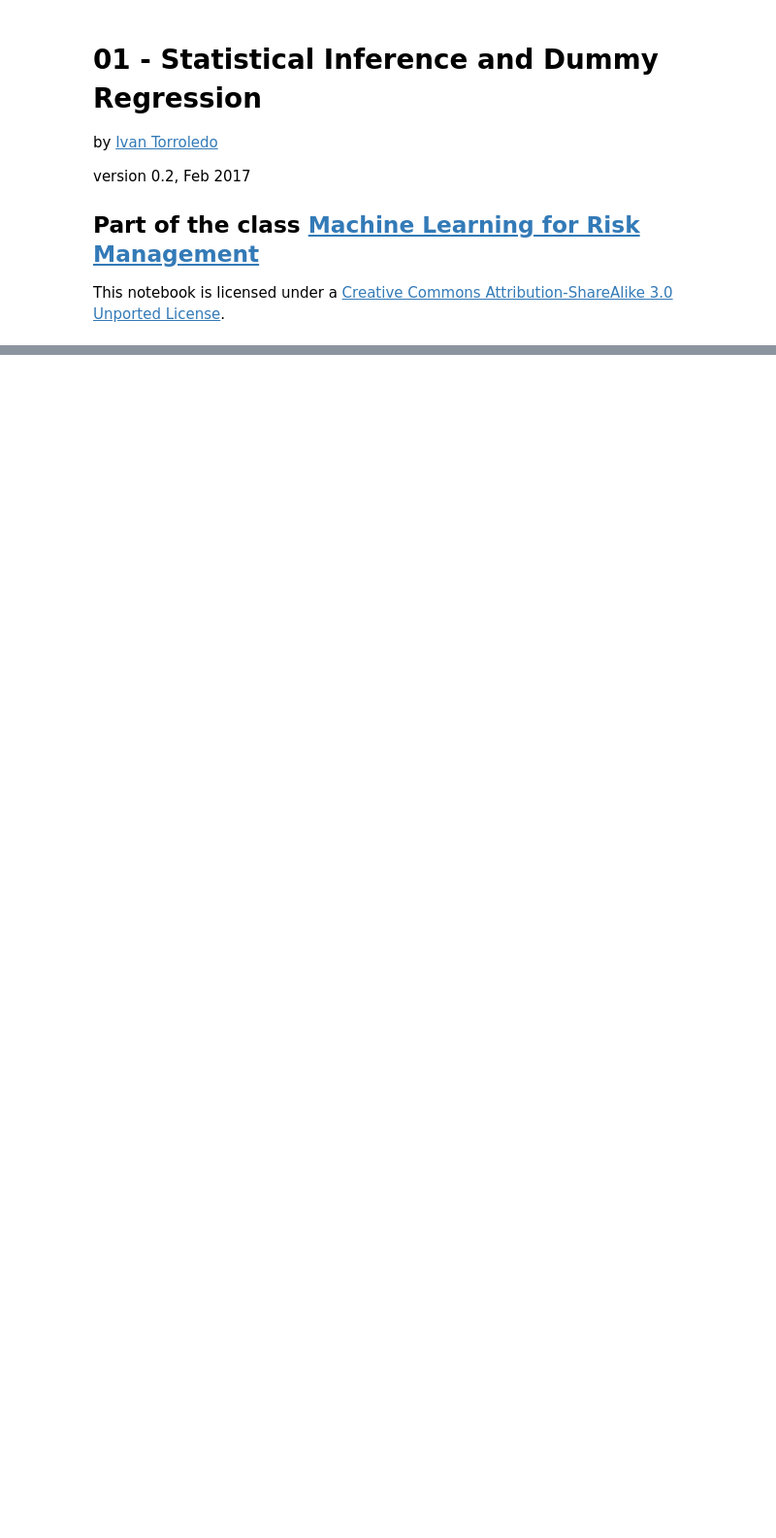
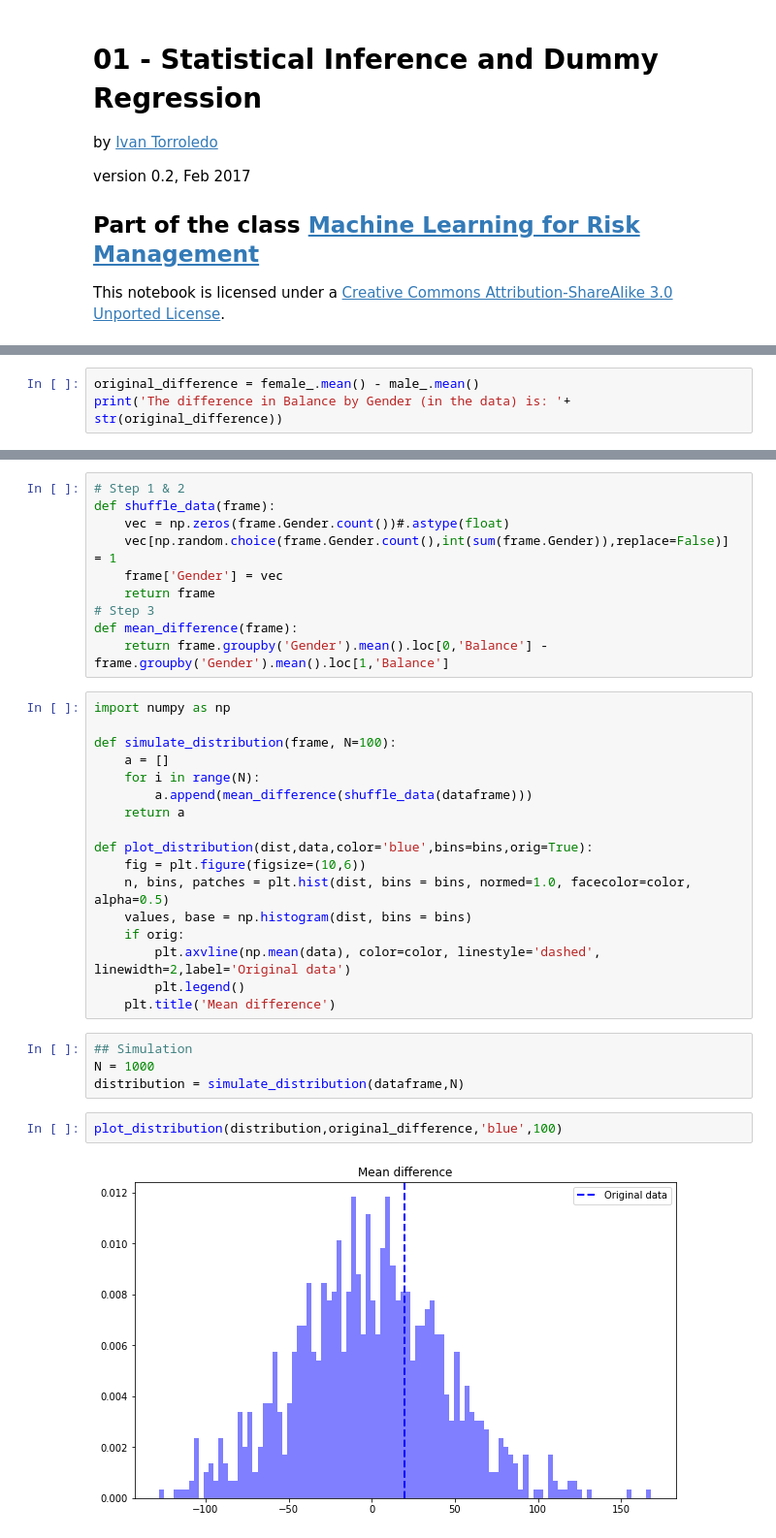
Before and after one commit to albahnsen/ML_RiskManagement, a Jupyter notebook: notebooks/12_StatisticalInference_DummyRegression.ipynb, the cells around one changed output, grey strips where cells are left out. Shown at 97% size. Saved outputs shown, nothing was run; the diff lists cells and outputs as text; blank space fills up the shorter version.

```diff
--- a/notebooks/12_StatisticalInference_DummyRegression.ipynb
+++ b/notebooks/12_StatisticalInference_DummyRegression.ipynb
@@ -326,0 +129,3 @@ So the area related with the score statistic for the original data is greater th
+# %%
+original_difference = female_.mean() - male_.mean()
+print('The difference in Balance by Gender (in the data) is: '+ str(original_difference))
@@ -326,0 +146,35 @@ So the area related with the score statistic for the original data is greater th
+# %%
+# Step 1 & 2
+def shuffle_data(frame):
+    vec = np.zeros(frame.Gender.count())#.astype(float)
+    vec[np.random.choice(frame.Gender.count(),int(sum(frame.Gender)),replace=False)] = 1
+    frame['Gender'] = vec
+    return frame
+# Step 3
+def mean_difference(frame):
+    return frame.groupby('Gender').mean().loc[0,'Balance'] - frame.groupby('Gender').mean().loc[1,'Balance']
+# %%
+import numpy as np
+
+def simulate_distribution(frame, N=100):
+    a = []
+    for i in range(N):
+        a.append(mean_difference(shuffle_data(dataframe)))
+    return a
+
+def plot_distribution(dist,data,color='blue',bins=bins,orig=True):
+    fig = plt.figure(figsize=(10,6))
+    n, bins, patches = plt.hist(dist, bins = bins, normed=1.0, facecolor=color, alpha=0.5)
+    values, base = np.histogram(dist, bins = bins)
+    if orig:
+        plt.axvline(np.mean(data), color=color, linestyle='dashed', linewidth=2,label='Original data')
+        plt.legend()
+    plt.title('Mean difference')
+# %%
+## Simulation
+N = 1000
+distribution = simulate_distribution(dataframe,N)
+# %%
+plot_distribution(distribution,original_difference,'blue',100)
+# %% [output]
+[figure, added]
```
Also changed, not shown: parts of 55 cells of this notebook.
